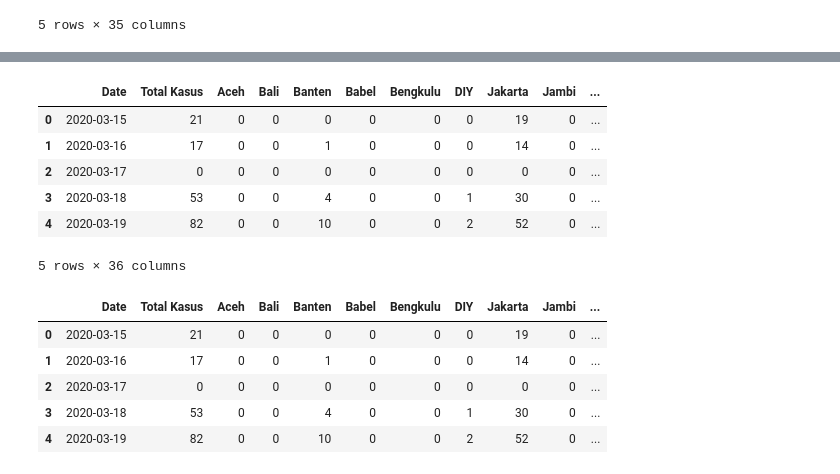
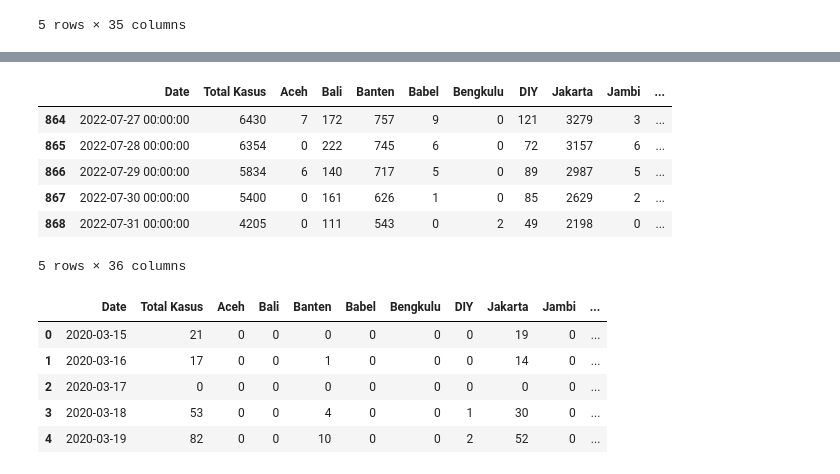
Before and after one commit to YusriyahIM/Micro-AI-Tugas-Akhir, a Jupyter notebook: model/corona_pred.ipynb, the cells around one changed output, grey strips where cells are left out. Drawn from its saved outputs; the diff is of its cells as text; code cells hidden in the pictures.

```diff
--- a/model/corona_pred.ipynb
+++ b/model/corona_pred.ipynb
@@ -19,12 +28,12 @@ df.insert(loc=1, column='Total Kasus', value=df.sum(axis = 1, skipna = True))
 clean = df.T.to_csv('Confirmed Case Clean.csv', header=False)
 # %%
 df.fillna(0, inplace = True)
-df.head()
+df.tail()
 # %% [output]
 |  | Date | Total Kasus | Aceh | Bali | Banten | Babel | Bengkulu | DIY | Jakarta | Jambi | ... |
-| 0 | 2020-03-15 | 21 | 0 | 0 | 0 | 0 | 0 | 0 | 19 | 0 | ... |
-| 1 | 2020-03-16 | 17 | 0 | 0 | 1 | 0 | 0 | 0 | 14 | 0 | ... |
-| 2 | 2020-03-17 | 0 | 0 | 0 | 0 | 0 | 0 | 0 | 0 | 0 | ... |
-| 3 | 2020-03-18 | 53 | 0 | 0 | 4 | 0 | 0 | 1 | 30 | 0 | ... |
-| 4 | 2020-03-19 | 82 | 0 | 0 | 10 | 0 | 0 | 2 | 52 | 0 | ... |
+| 864 | 2022-07-27 00:00:00 | 6430 | 7 | 172 | 757 | 9 | 0 | 121 | 3279 | 3 | ... |
+| 865 | 2022-07-28 00:00:00 | 6354 | 0 | 222 | 745 | 6 | 0 | 72 | 3157 | 6 | ... |
+| 866 | 2022-07-29 00:00:00 | 5834 | 6 | 140 | 717 | 5 | 0 | 89 | 2987 | 5 | ... |
+| 867 | 2022-07-30 00:00:00 | 5400 | 0 | 161 | 626 | 1 | 0 | 85 | 2629 | 2 | ... |
+| 868 | 2022-07-31 00:00:00 | 4205 | 0 | 111 | 543 | 0 | 2 | 49 | 2198 | 0 | ... |
 5 rows × 36 columns
```
Also changed, not shown: parts of 7 cells of this notebook, 3 other files.
